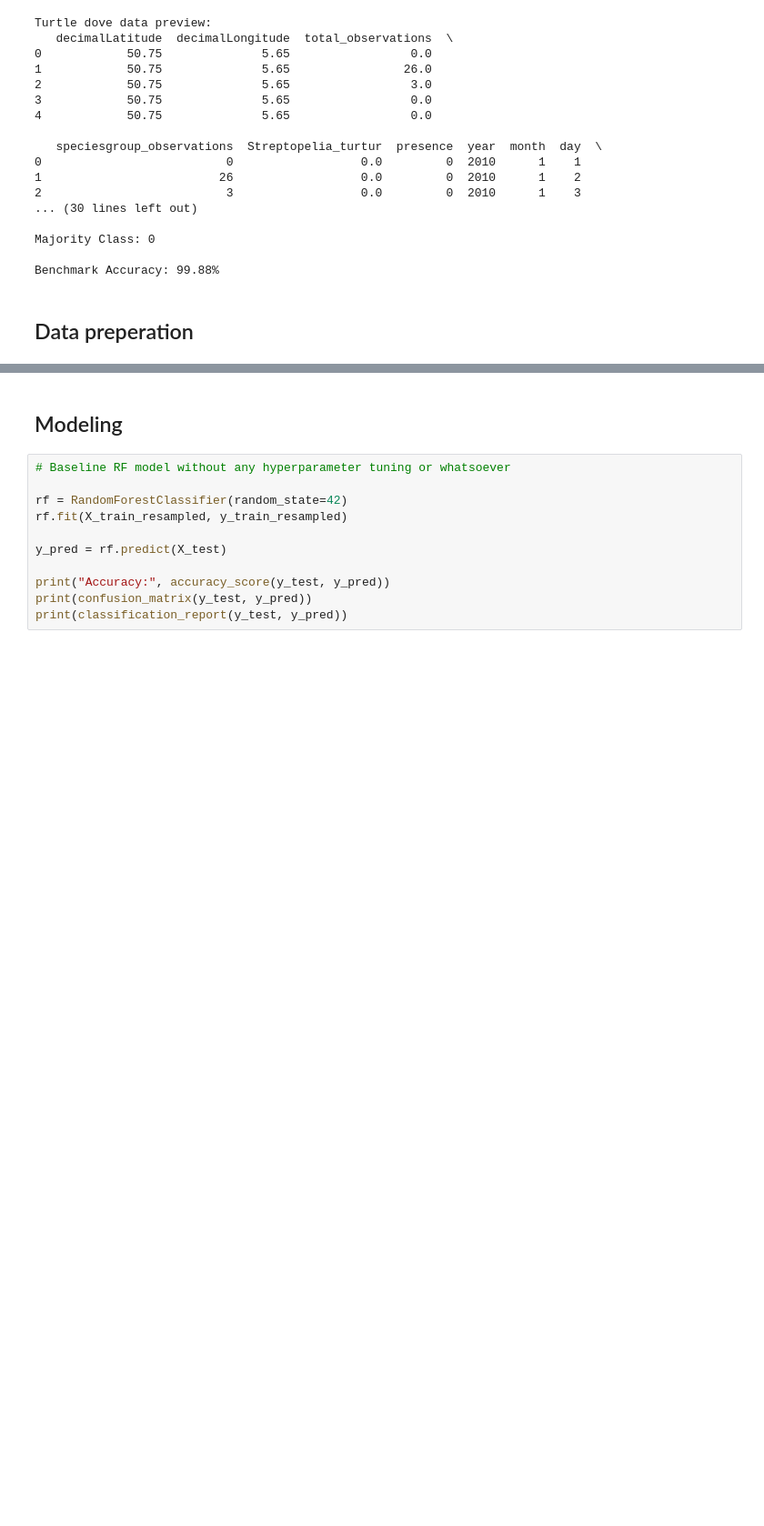
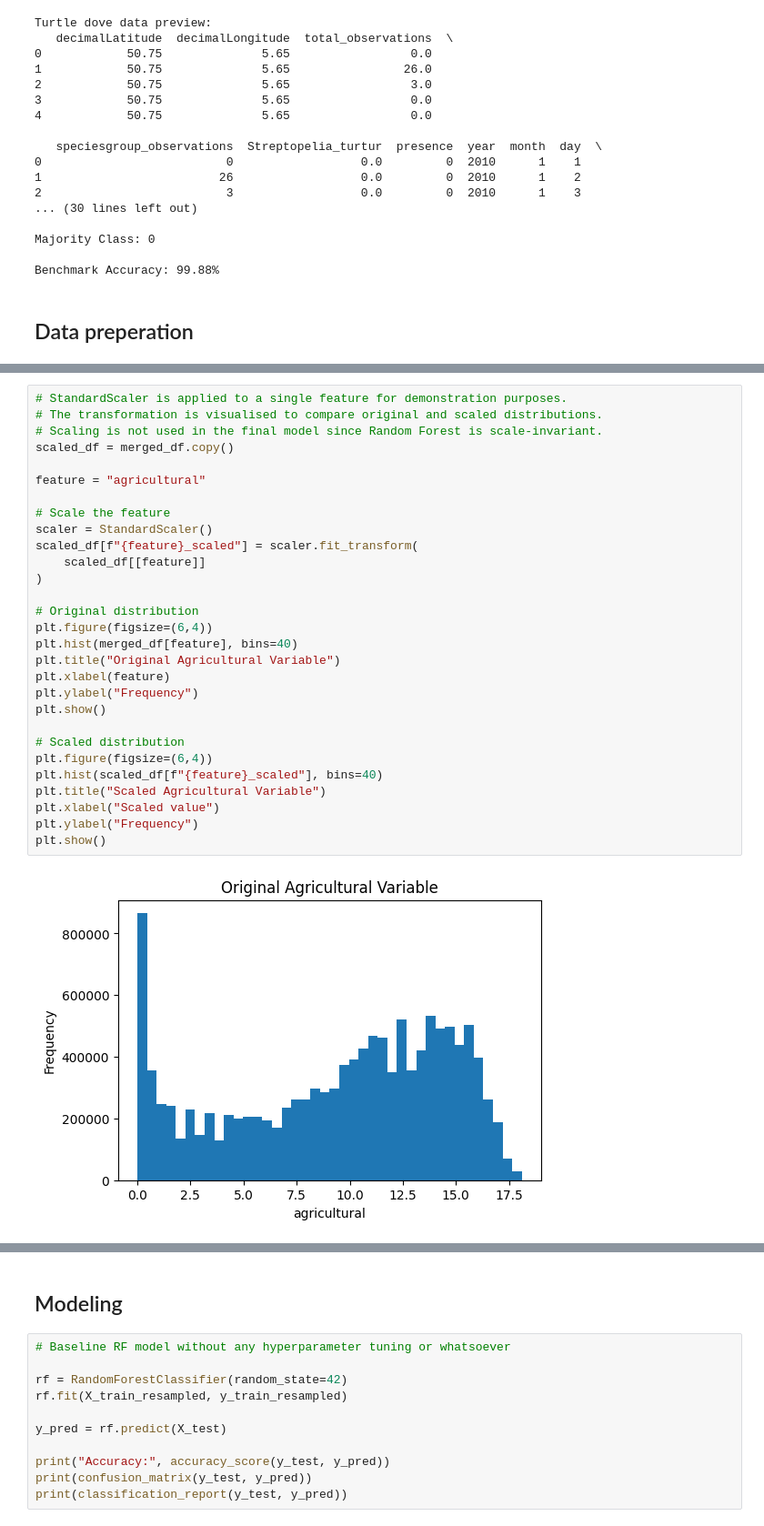
Before and after one commit to Lars399/DSAI-project-, a Jupyter notebook: Main_notebook.ipynb, the cells around one changed output, grey strips where cells are left out. Shown at 91% size. Cells and saved outputs as stored; diff of their text form; blank space fills up the shorter version.

```diff
--- a/Main_notebook.ipynb
+++ b/Main_notebook.ipynb
@@ -442,0 +462,31 @@ Benchmark Accuracy: 99.88%
+# %%
+# StandardScaler is applied to a single feature for demonstration purposes.
+# The transformation is visualised to compare original and scaled distributions.
+# Scaling is not used in the final model since Random Forest is scale-invariant.
+scaled_df = merged_df.copy()
+
+feature = "agricultural"
+
+# Scale the feature
+scaler = StandardScaler()
+scaled_df[f"{feature}_scaled"] = scaler.fit_transform(
+    scaled_df[[feature]]
+)
+
+# Original distribution
+plt.figure(figsize=(6,4))
+plt.hist(merged_df[feature], bins=40)
+plt.title("Original Agricultural Variable")
+plt.xlabel(feature)
+plt.ylabel("Frequency")
+plt.show()
+
+# Scaled distribution
+plt.figure(figsize=(6,4))
+plt.hist(scaled_df[f"{feature}_scaled"], bins=40)
+plt.title("Scaled Agricultural Variable")
+plt.xlabel("Scaled value")
+plt.ylabel("Frequency")
+plt.show()
+# %% [output]
+[figure, added]
```
Also changed, not shown: parts of 16 cells of this notebook.
